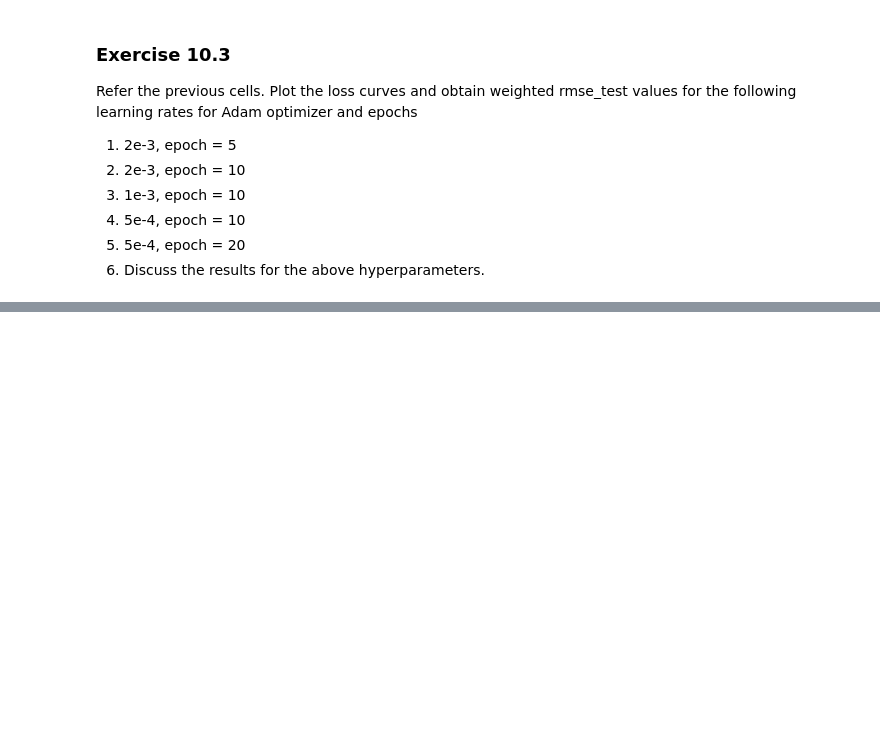
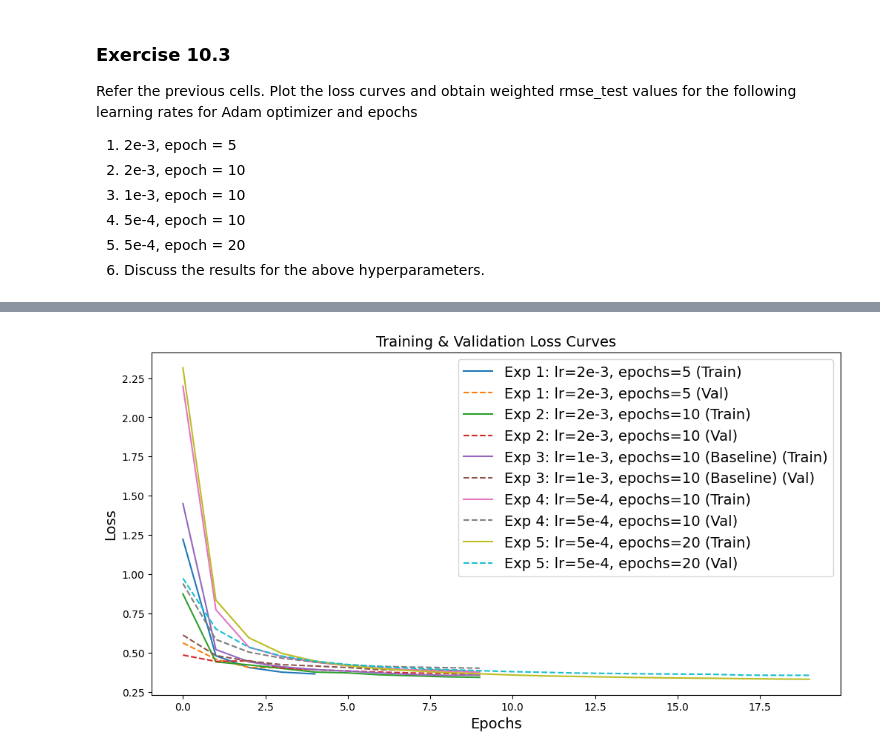
Before and after one commit to KimMinWoooo/Hands-on-ML-repo, a Jupyter notebook: 10_neural_nets_with_keras_2_HW2.ipynb, the cells around one changed output, grey strips where cells are left out. Cells and saved outputs as stored; diff of their text form; code cells hidden in the pictures; blank space fills up the shorter version.

```diff
--- a/10_neural_nets_with_keras_2_HW2.ipynb
+++ b/10_neural_nets_with_keras_2_HW2.ipynb
@@ -1123,9 +1096,3 @@ Plot the loss curves and obtain weighted rmse_test values for the following lear
 4) 5e-4, epoch = 10
 5) 5e-4, epoch = 20
 6) Discuss the results for the above hyperparameters.
-# %%
-# Ex.10.3
-tf.keras.backend.clear_session()
-tf.random.set_seed(42)
-model1 = WideAndDeepModel(30)
-optimizer = tf.keras.optimizers.Adam(learning_rate=2e-3)
@@ -1138,0 +1099,73 @@ KeyboardInterrupt:
+# %%
+# Ex.10.3
+# tf.keras.backend.clear_session()
+# tf.random.set_seed(42)
+# model1 = WideAndDeepModel(30)
+# optimizer = tf.keras.optimizers.Adam(learning_rate=2e-3)
+
+import tensorflow as tf
+import matplotlib.pyplot as plt
+
+def train_and_evaluate(learning_rate, epochs, exp_name):
+    tf.keras.backend.clear_session()
+    tf.random.set_seed(42)
+
+    # 모델 초기화
+    model = WideAndDeepModel(30)
+    optimizer = tf.keras.optimizers.Adam(learning_rate=learning_rate)
+    model.compile(loss=["mse", "mse"], loss_weights=[0.9, 0.1], optimizer=optimizer,
+                  metrics=[["RootMeanSquaredError"], ["RootMeanSquaredError"]])
+
+    # 데이터 정규화 적용
+    model.norm_layer_wide.adapt(X_train_wide)
+    model.norm_layer_deep.adapt(X_train_deep)
+
+    # 모델 학습
+    history = model.fit(
+        (X_train_wide, X_train_deep), (y_train, y_train), epochs=epochs,
+        validation_data=((X_valid_wide, X_valid_deep), (y_valid, y_valid)), verbose=0)
+
+    # 모델 평가
+    eval_results = model.evaluate((X_test_wide, X_test_deep), (y_test, y_test), verbose=0)
+    weighted_rmse = eval_results[3] * 0.9 + eval_results[4] * 0.1
+
+    print(f"{exp_name} - Learning Rate: {learning_rate}, Epochs: {epochs}")
+    print(f"Weighted RMSE_test: {weighted_rmse:.4f}\n")
+
+    return history, weighted_rmse
+
+# 실험 설정
+test_configs = [
+    (2e-3, 5, "Exp 1: lr=2e-3, epochs=5"),
+    (2e-3, 10, "Exp 2: lr=2e-3, epochs=10"),
+    (1e-3, 10, "Exp 3: lr=1e-3, epochs=10 (Baseline)"),
+    (5e-4, 10, "Exp 4: lr=5e-4, epochs=10"),
+    (5e-4, 20, "Exp 5: lr=5e-4, epochs=20"),
+]
+
+histories = {}
+rmse_results = {}
+
+# 각 실험 수행
+for lr, epochs, exp_name in test_configs:
+    history, rmse = train_and_evaluate(lr, epochs, exp_name)
+    histories[exp_name] = history
+    rmse_results[exp_name] = rmse
+
+# 손실 곡선 플로팅
+plt.figure(figsize=(12, 6))
+for exp_name, history in histories.items():
+    plt.plot(history.history['loss'], label=f'{exp_name} (Train)')
+    plt.plot(history.history['val_loss'], linestyle='dashed', label=f'{exp_name} (Val)')
+plt.xlabel('Epochs')
+plt.ylabel('Loss')
+plt.title('Training & Validation Loss Curves')
+plt.legend()
+plt.show()
+
+# RMSE 비교 출력
+sorted_rmse = sorted(rmse_results.items(), key=lambda x: x[1])
+print("\n📌 Weighted RMSE_test 비교")
+for exp, rmse in sorted_rmse:
+    print(f"{exp}: {rmse:.4f}")
+# %% [output]
@@ -1138,0 +1186 @@ KeyboardInterrupt:
+[figure, added]
```
Also changed, not shown: parts of 19 cells of this notebook.
